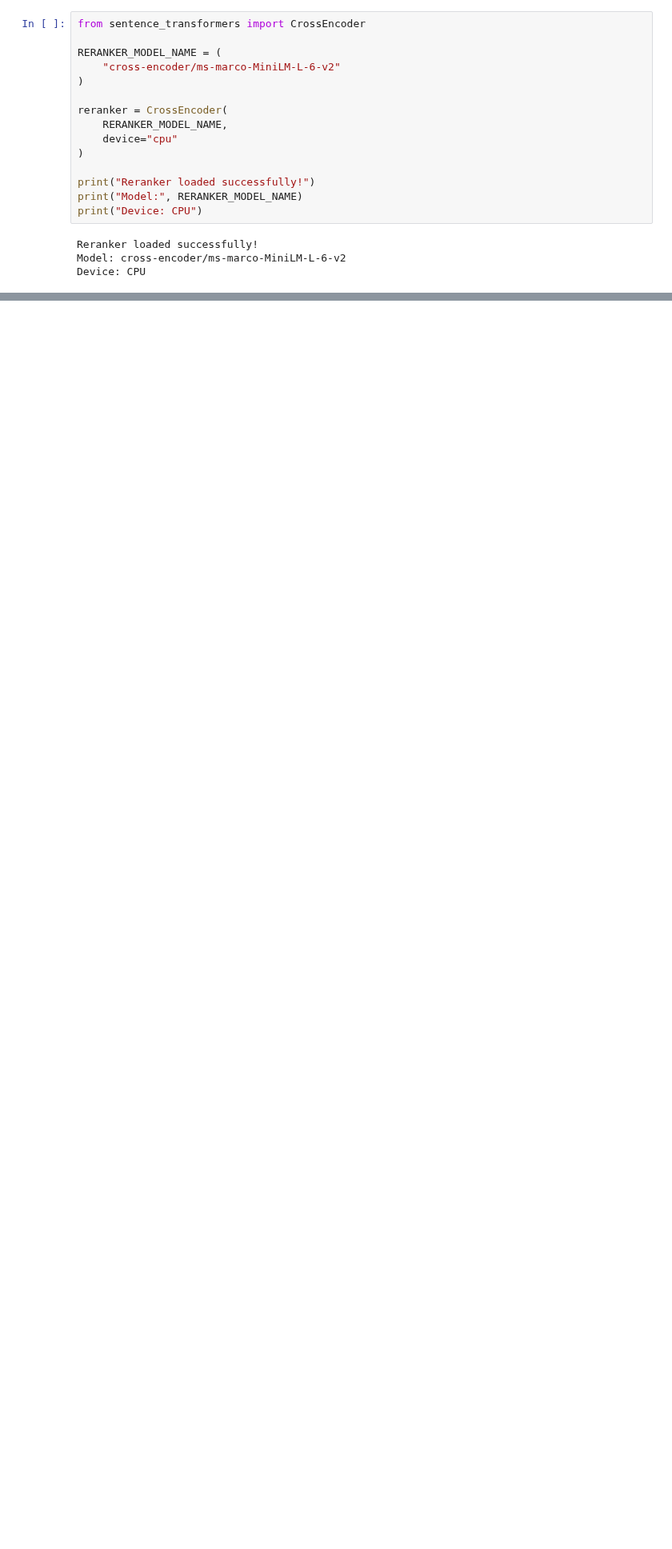
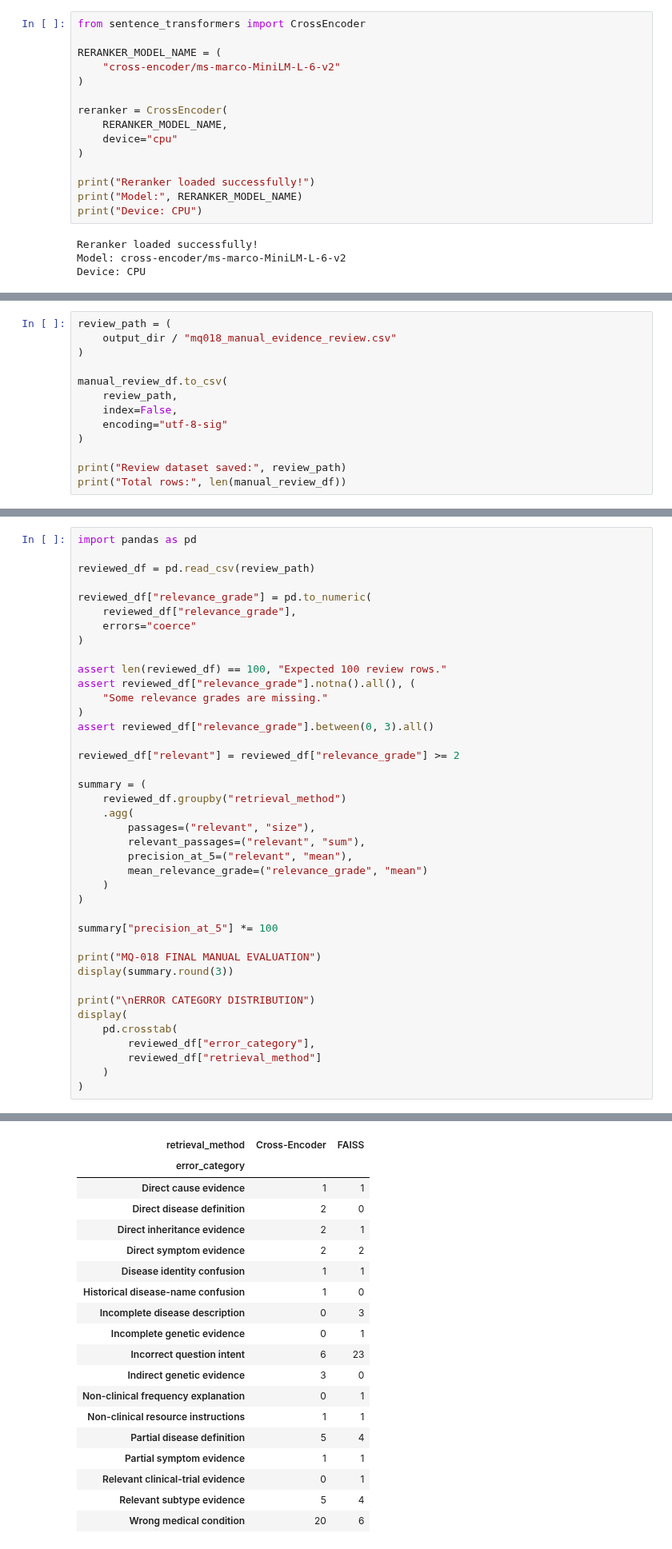
Before and after one commit to McChandra/medical_chatbot, a Jupyter notebook: notebooks/rag_retrieval_evaluation.ipynb, the cells around one changed output, grey strips where cells are left out. Shown at 80% size. Saved outputs shown, nothing was run; the diff lists cells and outputs as text; blank space fills up the shorter version.

```diff
--- a/notebooks/rag_retrieval_evaluation.ipynb
+++ b/notebooks/rag_retrieval_evaluation.ipynb
@@ -703,0 +1271,13 @@ Device: CPU
+# %%
+review_path = (
+    output_dir / "mq018_manual_evidence_review.csv"
+)
+
+manual_review_df.to_csv(
+    review_path,
+    index=False,
+    encoding="utf-8-sig"
+)
+
+print("Review dataset saved:", review_path)
+print("Total rows:", len(manual_review_df))
@@ -703,0 +2659,41 @@ Device: CPU
+# %%
+import pandas as pd
+
+reviewed_df = pd.read_csv(review_path)
+
+reviewed_df["relevance_grade"] = pd.to_numeric(
+    reviewed_df["relevance_grade"],
+    errors="coerce"
+)
+
+assert len(reviewed_df) == 100, "Expected 100 review rows."
+assert reviewed_df["relevance_grade"].notna().all(), (
+    "Some relevance grades are missing."
+)
+assert reviewed_df["relevance_grade"].between(0, 3).all()
+
+reviewed_df["relevant"] = reviewed_df["relevance_grade"] >= 2
+
+summary = (
+    reviewed_df.groupby("retrieval_method")
+    .agg(
+        passages=("relevant", "size"),
+        relevant_passages=("relevant", "sum"),
+        precision_at_5=("relevant", "mean"),
+        mean_relevance_grade=("relevance_grade", "mean")
+    )
+)
+
+summary["precision_at_5"] *= 100
+
+print("MQ-018 FINAL MANUAL EVALUATION")
+display(summary.round(3))
+
+print("\nERROR CATEGORY DISTRIBUTION")
+display(
+    pd.crosstab(
+        reviewed_df["error_category"],
+        reviewed_df["retrieval_method"]
+    )
+)
+# %% [output]
@@ -703,0 +2706,19 @@ Device: CPU
+| retrieval_method | Cross-Encoder | FAISS |
+| error_category |  |  |
+| Direct cause evidence | 1 | 1 |
+| Direct disease definition | 2 | 0 |
+| Direct inheritance evidence | 2 | 1 |
+| Direct symptom evidence | 2 | 2 |
+| Disease identity confusion | 1 | 1 |
+| Historical disease-name confusion | 1 | 0 |
+| Incomplete disease description | 0 | 3 |
+| Incomplete genetic evidence | 0 | 1 |
+| Incorrect question intent | 6 | 23 |
+| Indirect genetic evidence | 3 | 0 |
+| Non-clinical frequency explanation | 0 | 1 |
+| Non-clinical resource instructions | 1 | 1 |
+| Partial disease definition | 5 | 4 |
+| Partial symptom evidence | 1 | 1 |
+| Relevant clinical-trial evidence | 0 | 1 |
+| Relevant subtype evidence | 5 | 4 |
+| Wrong medical condition | 20 | 6 |
```
Also changed, not shown: parts of 55 cells of this notebook.
